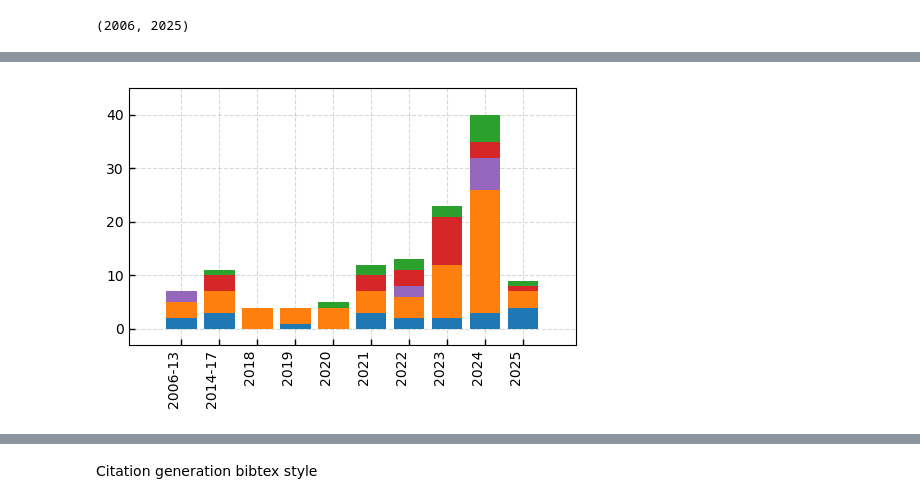
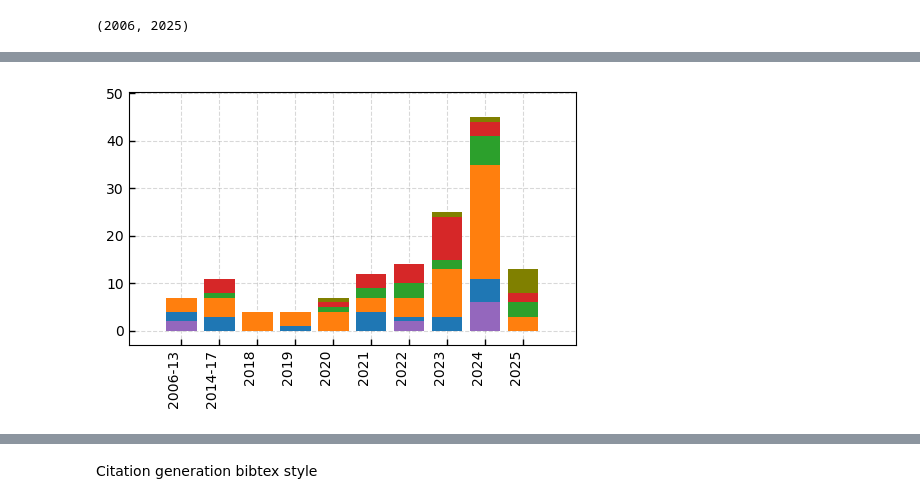
Before and after one commit to MarazMia/SMISH_DT, a Jupyter notebook: Code/papers_stat.ipynb, the cells around one changed output, grey strips where cells are left out. Drawn from its saved outputs; the diff is of its cells as text; code cells hidden in the pictures.

```diff
--- a/Code/papers_stat.ipynb
+++ b/Code/papers_stat.ipynb
@@ -5,5 +6,5 @@ import matplotlib.pyplot as plt
 # %%
-df = pd.read_excel('../papers moe.xlsx')
+df = pd.read_excel('../papers.xlsx')
 df.head()
 # %% [output]
 |  | Paper Title | Citation ID | Publication Year | main cat | main cat 2 | sub cat 1 | sub cat 2 | sub cat 3 | ... |
@@ -54,6 +55,9 @@ Name: count, dtype: int64
 min(df['Publication Year']), max(df['Publication Year'])
 # %% [output]
 (2006, 2025)
+# %%
+df['main cat'] = df['main cat'].replace('Defense & Tools', 'Tools and Mobile Apps')
+df['main cat 2'] = df['main cat 2'].replace('Defense & Tools', 'Tools and Mobile Apps')
 # %%
 df['main cat'].value_counts()
 # %% [output]
@@ -310,33 +309,33 @@ ax.tick_params(axis='both', direction='in', length=4, width=1)
 bottom = [0] * len(time_periods)
 
 
-colors = {'Defense & Tools': '#1f77b4', 'Detection': '#ff7f0e', 'Characterization': '#2ca02c', 'Datasets': '#9467bd', 'User Susceptibility': '#d62728'}
+colors = {'Tools and Mobile Apps': '#1f77b4', 'Detection': '#ff7f0e', 'Characterization': '#2ca02c', 'Datasets': '#9467bd', 'User Susceptibility': '#d62728', 'User training':'olive'}
 
 # Iterate through categories to stack bars with custom colors
 for category in df_plot.columns:
     current_color = colors.get(category, 'gray') # Get color, default to 'gray' if not found
     ax.bar(time_periods, df_plot[category], label=category, bottom=bottom, color=current_color)
     # Update bottom for the next stack
     bottom = [b + val for b, val in zip(bottom, df_plot[category])]
 
 # Moved axis limit adjustments here
 x_min_orig, x_max_orig = ax.get_xlim()
 y_min_orig, y_max_orig = ax.get_ylim()
 
 padding_bottom = 3.0
 padding_left = 0.5
 padding_right = 0.5
 
 ax.set_ylim(bottom=y_min_orig - padding_bottom, top=y_max_orig + padding_bottom)
 ax.set_xlim(left=x_min_orig - padding_left, right=x_max_orig + padding_right)
 
 # ax.legend(title='Category', loc='upper center', bbox_to_anchor=(0.5, -0.3), ncol=2)
 
 plt.xticks(rotation=90, ha='right')
 plt.tight_layout()
 plt.grid(axis='x', linestyle='--', alpha=0.3, color='gray')
 plt.grid(axis='y', linestyle='--', alpha=0.3, color='gray')
 # Show the plot
 plt.show()
 # %% [output]
-[figure, old version]
+[figure, new version]
```
Also changed, not shown: parts of 28 cells of this notebook.
